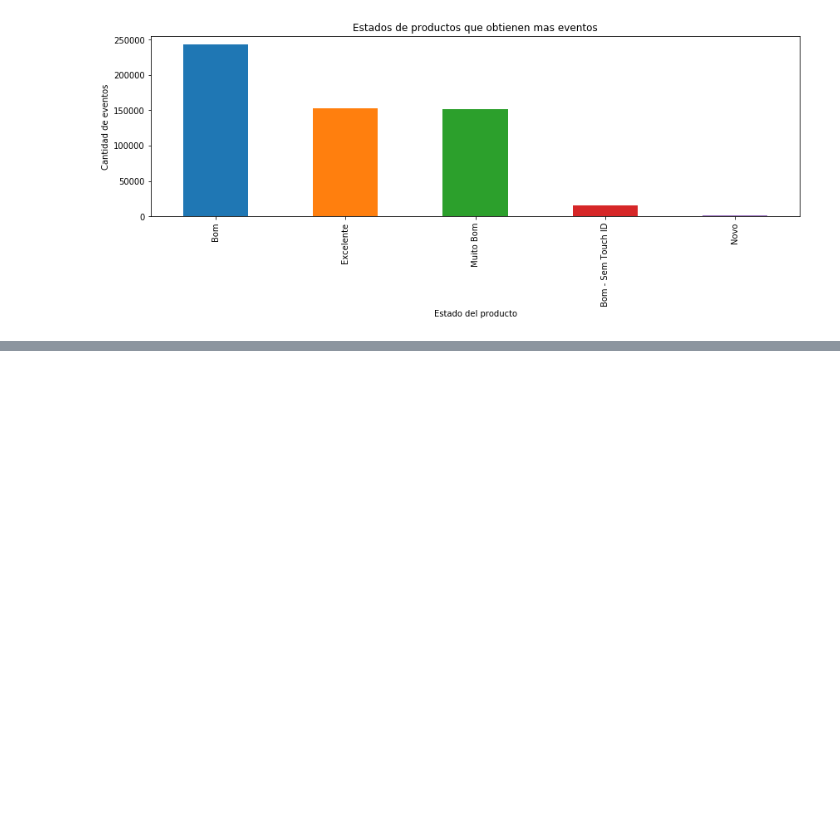
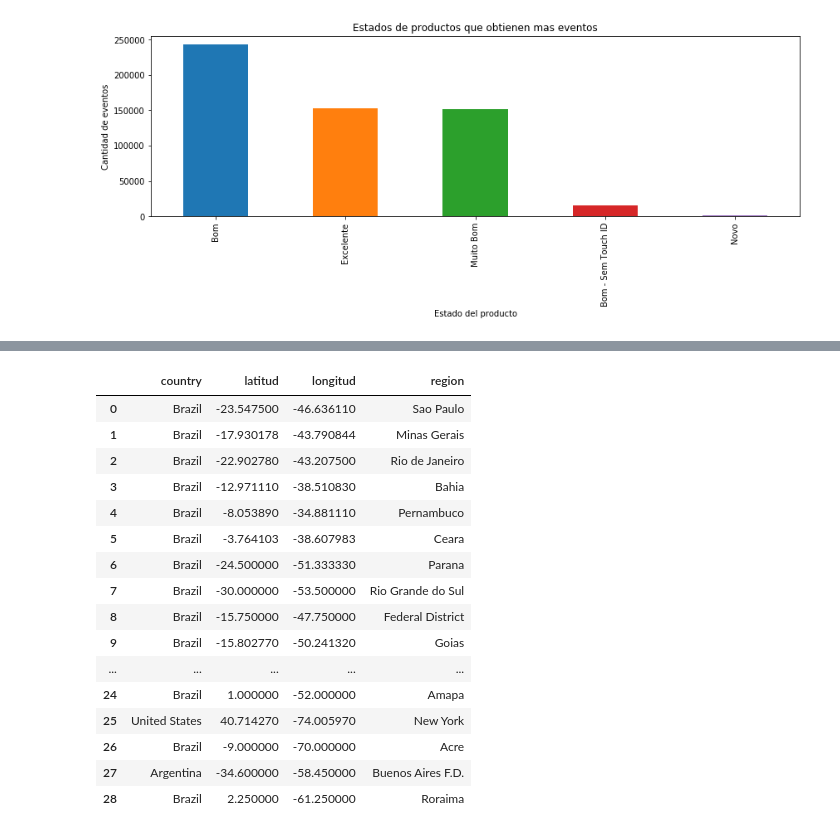
Before and after one commit to Memphis14F/datosTp1, a Jupyter notebook: WebAnalyticsEvents.ipynb, the cells around one changed output, grey strips where cells are left out. Cells and saved outputs as stored; diff of their text form; code cells hidden in the pictures; blank space fills up the shorter version.

```diff
--- a/WebAnalyticsEvents.ipynb
+++ b/WebAnalyticsEvents.ipynb
@@ -523,0 +556,50 @@ plt.show()
+# %%
+lat_long = [{'country': 'Brazil', 'region': 'Sao Paulo', 'latitud': -23.5475000, 'longitud': -46.6361100},
+            {'country': 'Brazil', 'region': 'Minas Gerais', 'latitud': -17.930178, 'longitud': -43.790844},
+            {'country': 'Brazil', 'region': 'Rio de Janeiro', 'latitud': -22.902780, 'longitud': -43.207500},
+            {'country': 'Brazil', 'region': 'Bahia', 'latitud': -12.971110, 'longitud': -38.510830},
+            {'country': 'Brazil', 'region': 'Pernambuco', 'latitud': -8.053890, 'longitud': -34.881110},
+            {'country': 'Brazil', 'region': 'Ceara', 'latitud':  -3.764103, 'longitud': -38.607983},
+            {'country': 'Brazil', 'region': 'Parana', 'latitud': -24.5, 'longitud': -51.33333},
+            {'country': 'Brazil', 'region': 'Rio Grande do Sul', 'latitud': -30, 'longitud': -53.5},
+            {'country': 'Brazil', 'region': 'Federal District', 'latitud': -15.75 , 'longitud': -47.75},
+            {'country': 'Brazil', 'region': 'Goias', 'latitud': -15.80277, 'longitud': -50.24132},
+            {'country': 'Brazil', 'region': 'Santa Catarina', 'latitud': -27, 'longitud': -50},
+            {'country': 'Brazil', 'region': 'Para', 'latitud': -4, 'longitud': -53},
+            {'country': 'Brazil', 'region': 'Maranhao', 'latitud': -5, 'longitud': -45},
+            {'country': 'Brazil', 'region': 'Espirito Santo', 'latitud': -20, 'longitud': -40.75},
+            {'country': 'Brazil', 'region': 'Paraíba', 'latitud': -7.25, 'longitud': -36.5},
+            {'country': 'Brazil', 'region': 'Piaui', 'latitud': -7.25, 'longitud': -42.33333},
+            {'country': 'Brazil', 'region': 'Alagoas', 'latitud': -9.58333, 'longitud': -36.41667},
+            {'country': 'Brazil', 'region': 'Mato Grosso do Sul', 'latitud': -20.5, 'longitud': -55},
+            {'country': 'Brazil', 'region': 'Amazonas', 'latitud': -3.75, 'longitud': -64.5},
+            {'country': 'Brazil', 'region': 'Tocantins', 'latitud': -10.5, 'longitud': -48},
+            {'country': 'Brazil', 'region': 'Mato Grosso', 'latitud': -13, 'longitud': -56},
+            {'country': 'Brazil', 'region': 'Sergipe', 'latitud': -10.5, 'longitud': -37.33333},
+            {'country': 'Brazil', 'region': 'Rondonia', 'latitud': -11, 'longitud': -63},
+            {'country': 'United States', 'region': 'California', 'latitud': 37.25022, 'longitud': -119.75126},
+            {'country': 'Brazil', 'region': 'Amapa', 'latitud': 1, 'longitud': -52},
+            {'country': 'United States', 'region': 'New York', 'latitud': 40.71427, 'longitud': -74.00597},
+            {'country': 'Brazil', 'region': 'Acre', 'latitud': -9, 'longitud': -70},
+            {'country': 'Argentina', 'region': 'Buenos Aires F.D.', 'latitud': -34.6, 'longitud': -58.45},
+            {'country': 'Brazil', 'region': 'Roraima', 'latitud':  2.25, 'longitud': -61.25}]
+lat_long = pd.DataFrame(lat_long)
+lat_long.head(30)
+# %% [output]
+|  | country | latitud | longitud | region |
+| 0 | Brazil | -23.547500 | -46.636110 | Sao Paulo |
+| 1 | Brazil | -17.930178 | -43.790844 | Minas Gerais |
+| 2 | Brazil | -22.902780 | -43.207500 | Rio de Janeiro |
+| 3 | Brazil | -12.971110 | -38.510830 | Bahia |
+| 4 | Brazil | -8.053890 | -34.881110 | Pernambuco |
+| 5 | Brazil | -3.764103 | -38.607983 | Ceara |
+| 6 | Brazil | -24.500000 | -51.333330 | Parana |
+| 7 | Brazil | -30.000000 | -53.500000 | Rio Grande do Sul |
+| 8 | Brazil | -15.750000 | -47.750000 | Federal District |
+| 9 | Brazil | -15.802770 | -50.241320 | Goias |
+| ... | ... | ... | ... | ... |
+| 24 | Brazil | 1.000000 | -52.000000 | Amapa |
+| 25 | United States | 40.714270 | -74.005970 | New York |
+| 26 | Brazil | -9.000000 | -70.000000 | Acre |
+| 27 | Argentina | -34.600000 | -58.450000 | Buenos Aires F.D. |
+| 28 | Brazil | 2.250000 | -61.250000 | Roraima |
```
Also changed, not shown: parts of 6 cells of this notebook, 2 other files.
